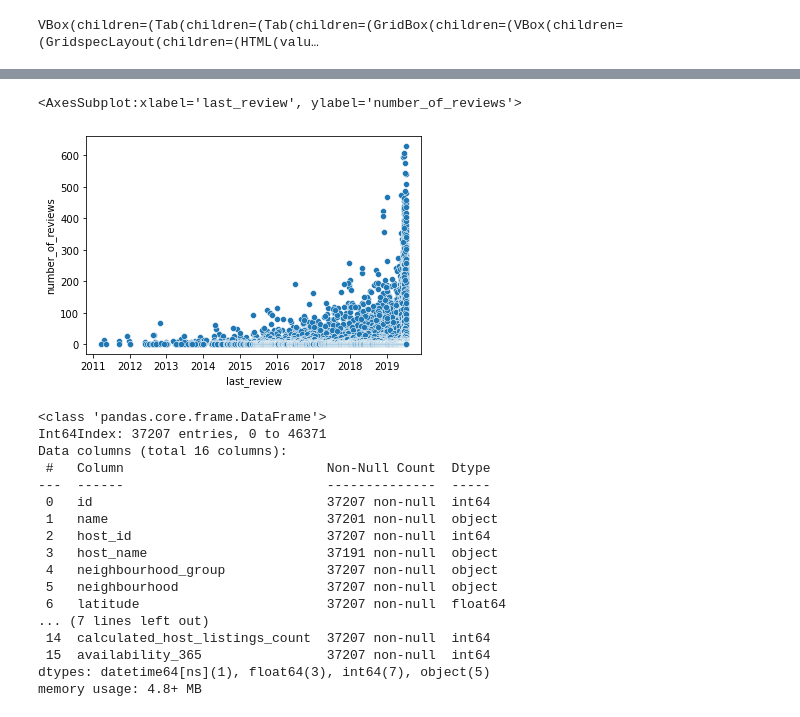
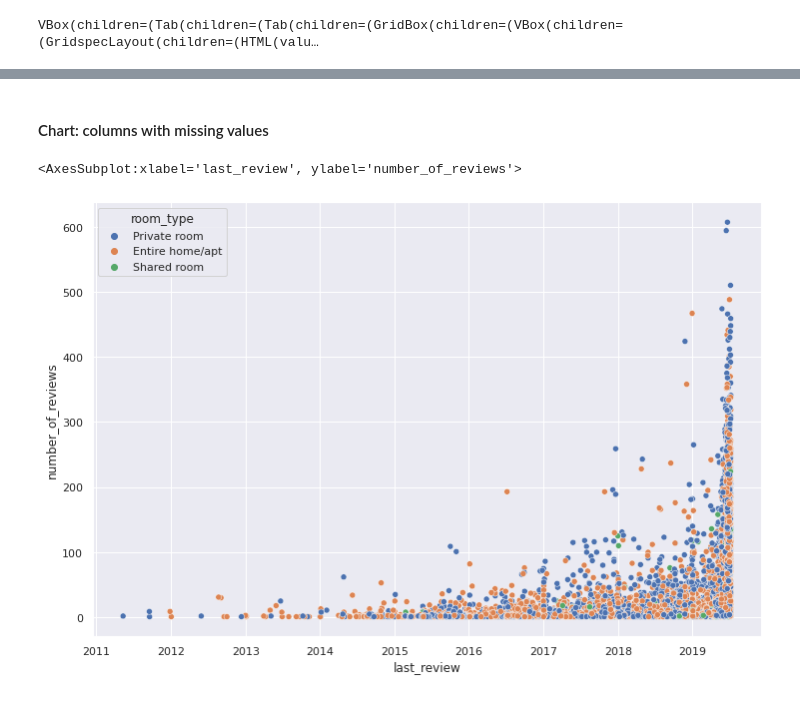
Before and after one commit to MidnightSkyUniverse/airbnb_price_classifier_with_MLflow, a Jupyter notebook: src/eda/EDA.ipynb, the cells around one changed output, grey strips where cells are left out. Cells and saved outputs as stored; diff of their text form; code cells hidden in the pictures.

```diff
--- a/src/eda/EDA.ipynb
+++ b/src/eda/EDA.ipynb
@@ -7,7 +8,5 @@ import pandas as pd
 # %%
-## Fetch artifact sample.csv in latest version
-
-run = wandb.init(project="nyc_airbnb", group="eda", save_code=True) #save_code=True so the notebook is uploaded to W&B
-local_path = wandb.use_artifact("sample.csv:v1").file()
+run = wandb.init(project="nyc_airbnb", group="eda") #save_code=True so the notebook is uploaded to W&B
+local_path = wandb.use_artifact("sample.csv:v0").file()
 df = pd.read_csv(local_path)
 # %% [output]
@@ -97,0 +70,5 @@ memory usage: 5.7+ MB
+# %%
+import seaborn as sns
+sns.set(rc={'figure.figsize':(12,8)})
+df2 = df[df['minimum_nights'] > 300]
+sns.scatterplot(x=df2['last_review'], y=df2['minimum_nights'] )
@@ -98,32 +83,13 @@ memory usage: 5.7+ MB
+# %% [markdown]
+#### Chart: columns with missing values
 # %%
-### Chart presenting columns with missing values
-import seaborn as sns
-sns.scatterplot(x=df['last_review'], y=df['number_of_reviews'])
+sns.scatterplot(x=df['last_review'], y=df['number_of_reviews'], hue=df['room_type'])
 # %% [output]
 <AxesSubplot:xlabel='last_review', ylabel='number_of_reviews'>
-[figure, old version]
+[figure, new version]
 # %%
 # Drop listings which have not got a reivew since 2013
 # The data that we expect to receive will have almost no missing values
 
 idx = df['last_review'].gt(pd.Timestamp(2013, 1, 1, 12))
 df = df[idx].copy()
-df.info()
-# %% [output]
-<class 'pandas.core.frame.DataFrame'>
-Int64Index: 37207 entries, 0 to 46371
-Data columns (total 16 columns):
- #   Column                          Non-Null Count  Dtype
----  ------                          --------------  -----
- 0   id                              37207 non-null  int64
- 1   name                            37201 non-null  object
- 2   host_id                         37207 non-null  int64
- 3   host_name                       37191 non-null  object
- 4   neighbourhood_group             37207 non-null  object
- 5   neighbourhood                   37207 non-null  object
- 6   latitude                        37207 non-null  float64
-... (7 lines left out)
- 14  calculated_host_listings_count  37207 non-null  int64
- 15  availability_365                37207 non-null  int64
-dtypes: datetime64[ns](1), float64(3), int64(7), object(5)
-memory usage: 4.8+ MB
```
Also changed, not shown: parts of 20 cells of this notebook, 16 other files.
